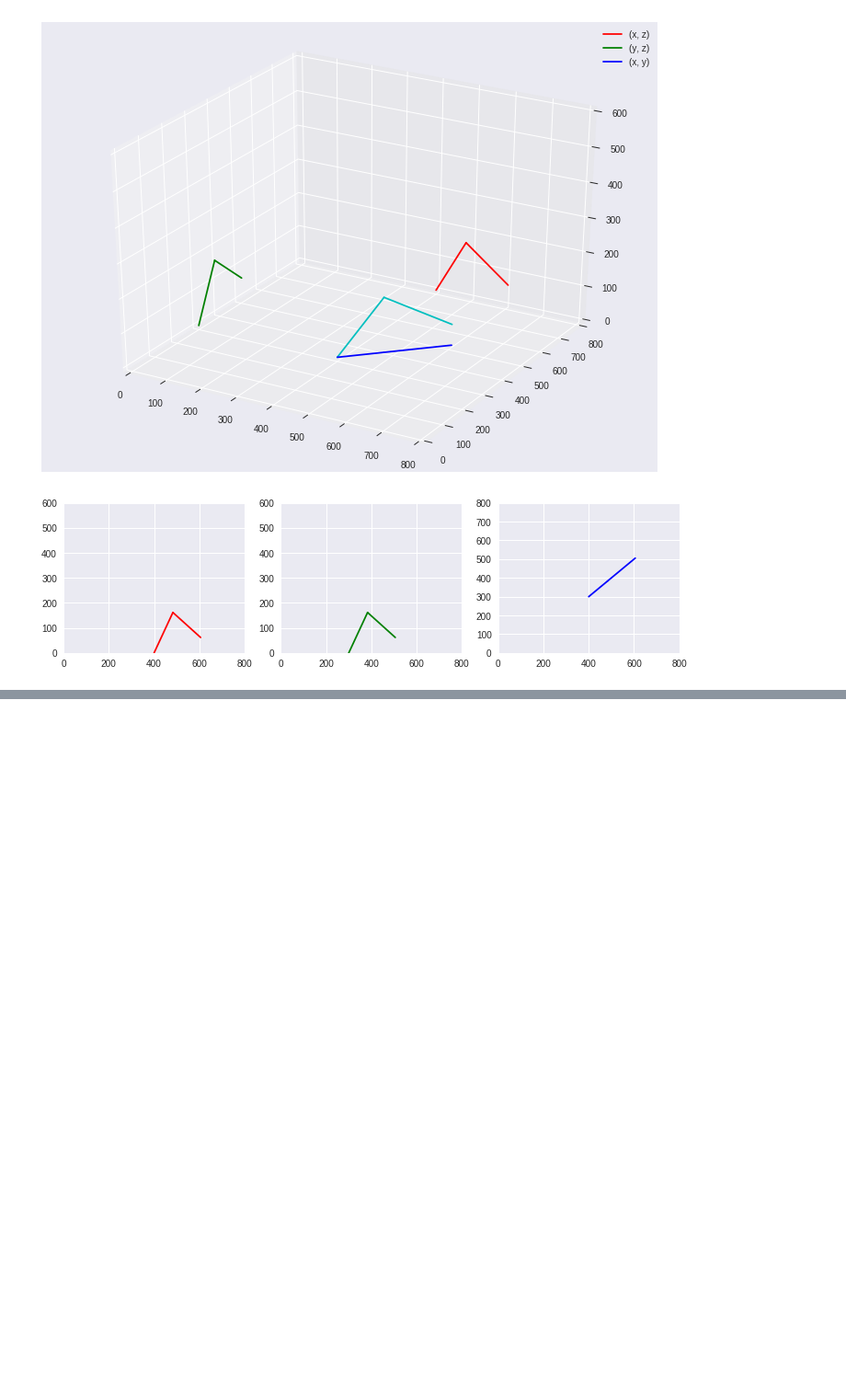
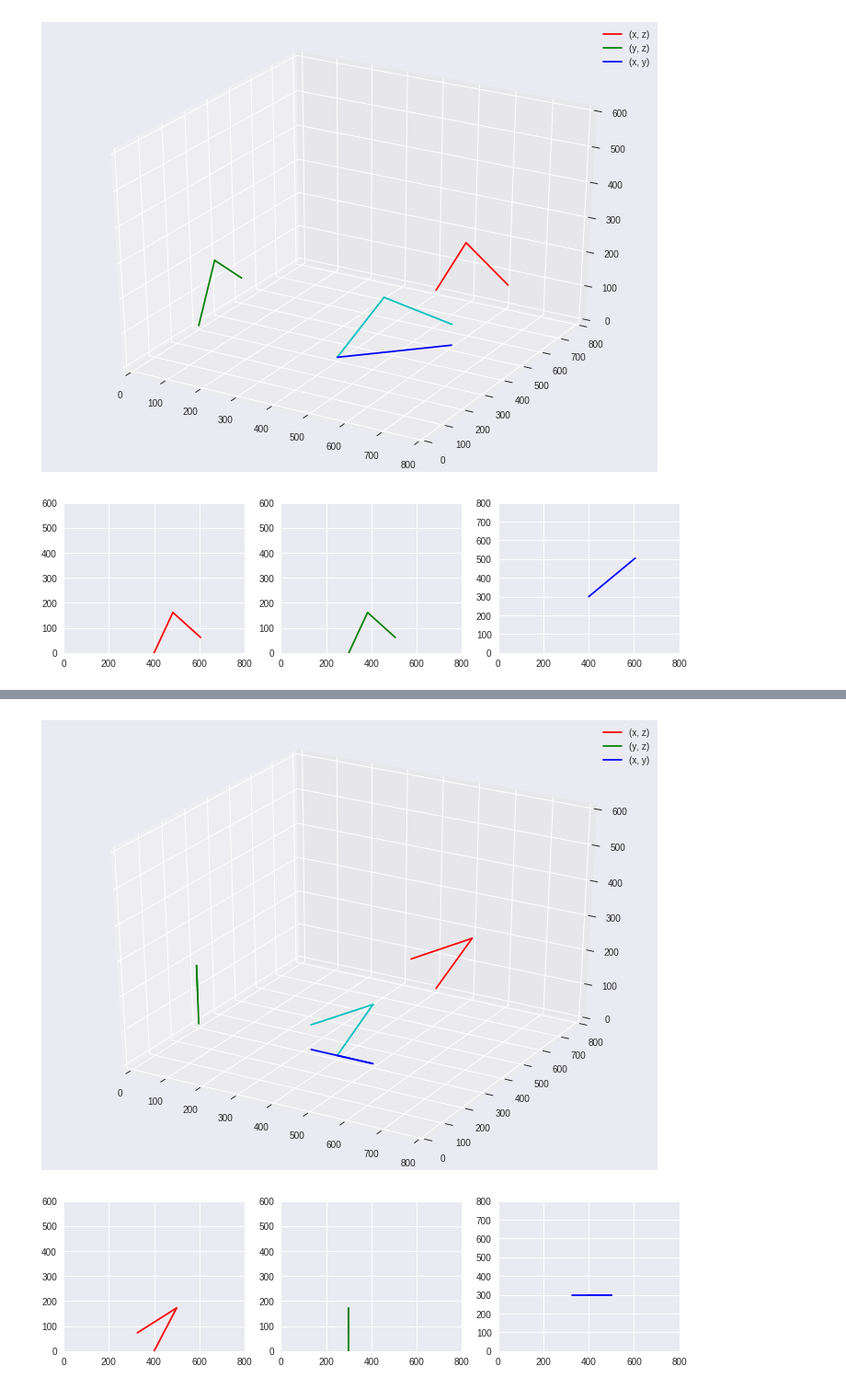
Before and after one commit to LPAE/lpae.github.io, a Jupyter notebook: projetos/RoboticArm/Simulation/fundamentals/roboticArm_fundamentalsOfSimulation.ipynb, the cells around one changed output, grey strips where cells are left out. Shown at 92% size. Drawn from its saved outputs; the diff is of its cells as text; code cells hidden in the pictures; blank space fills up the shorter version.

```diff
--- a/projetos/RoboticArm/Simulation/fundamentals/roboticArm_fundamentalsOfSimulation.ipynb
+++ b/projetos/RoboticArm/Simulation/fundamentals/roboticArm_fundamentalsOfSimulation.ipynb
@@ -411,0 +432,10 @@ plt.show()
+# %%
+lever_1.teta = np.pi
+lever_1.phi = -np.pi/6
+
+lever_2.phi = np.pi/1.5
+
+ploter()
+# %% [output]
+[figure, added]
+[figure, added]
```
Also changed, not shown: parts of 11 cells of this notebook.
